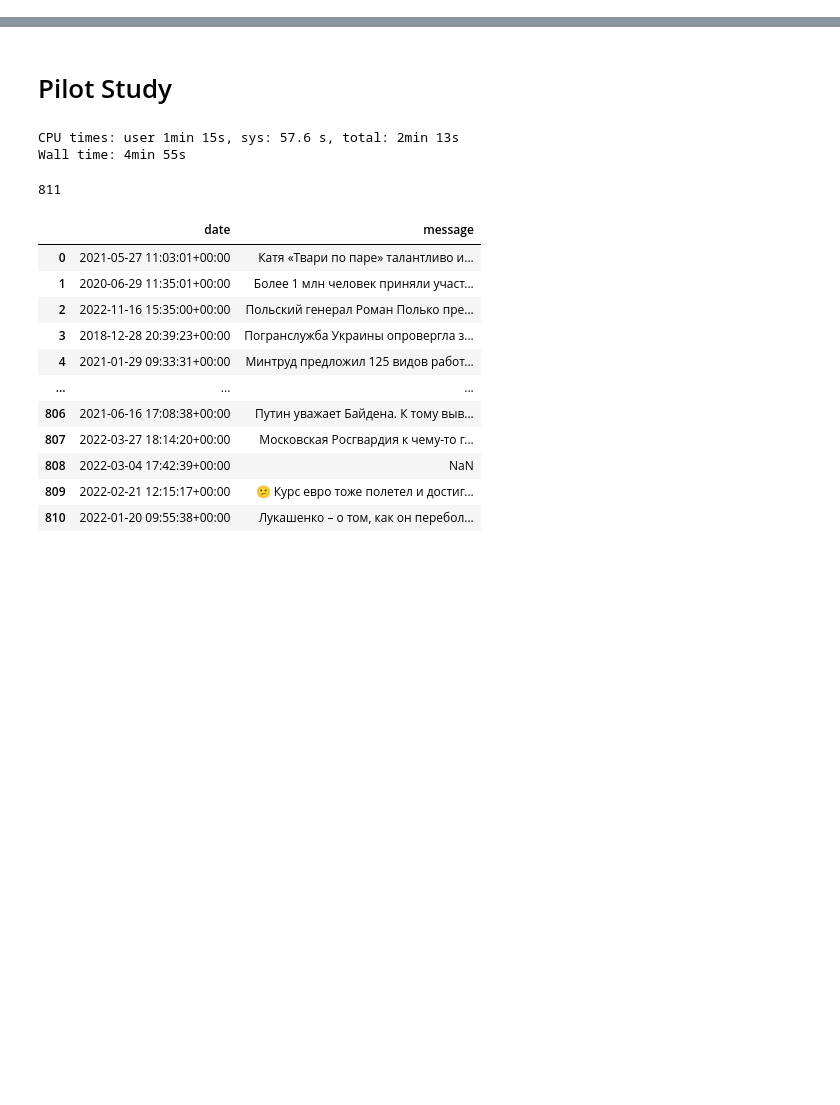
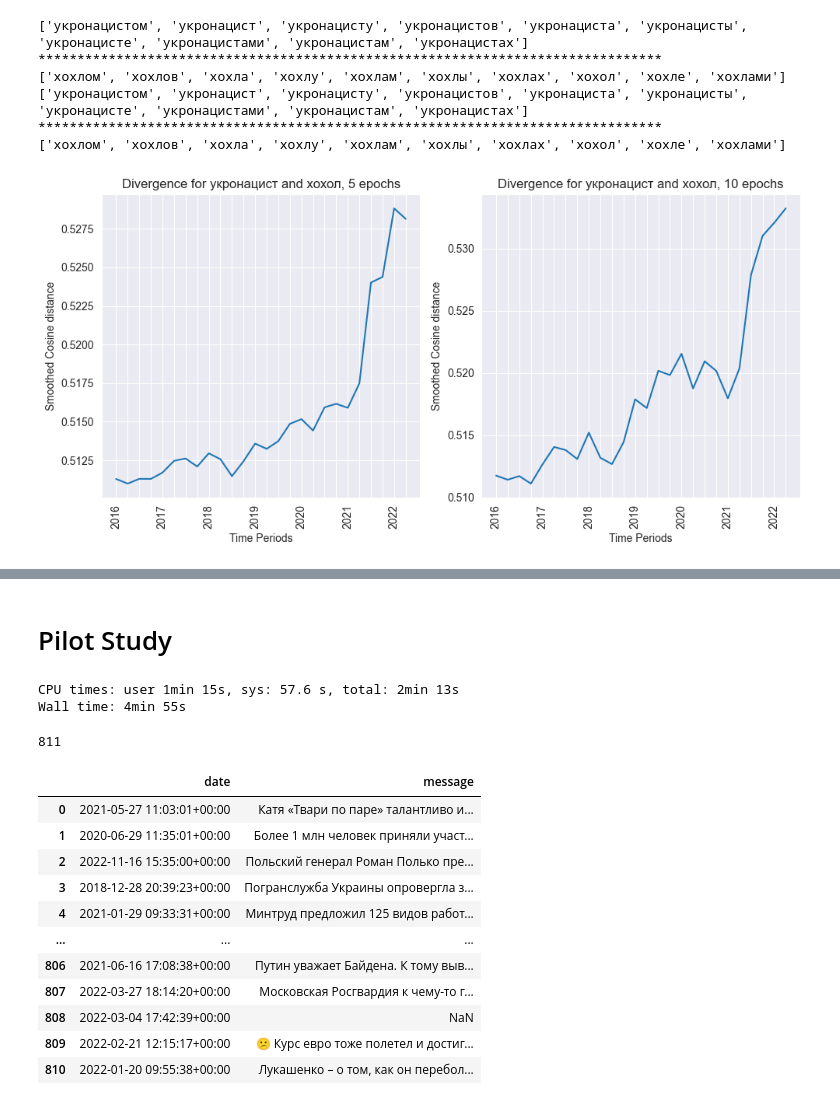
Before and after one commit to kateburovova/dehumanization, a Jupyter notebook: diachronic_analysis.ipynb, the cells around one changed output, grey strips where cells are left out. Cells and saved outputs as stored; diff of their text form; code cells hidden in the pictures; blank space fills up the shorter version.

```diff
--- a/diachronic_analysis.ipynb
+++ b/diachronic_analysis.ipynb
@@ -15,8 +15,11 @@ def get_centroid(word_forms, model):
     centroid = np.mean(vectors, axis=0)
     return centroid
 # %%
+# def calculate_distance(centroid1, centroid2):
+#     return np.linalg.norm(centroid1 - centroid2)
+from scipy.spatial import distance
 def calculate_distance(centroid1, centroid2):
-    return np.linalg.norm(centroid1 - centroid2)
+    return distance.cosine(centroid1, centroid2)
 # %%
 def zerocenter_normalize(model):
     vectors = model.wv.vectors
@@ -48,16 +51,35 @@ def extract_time_period(model_name):
 # %%
 import pymorphy2
 
-def get_word_forms(word):
+# def get_word_forms(word):
+#     morph = pymorphy2.MorphAnalyzer()
+#     if word == 'укр':
+#         return ['укр', 'укра', 'укру', 'укром', 'укре', 'укры','укров', 'украм', 'украми', 'украх']
+#
+#     parsed_word = morph.parse(word)
+#     forms = []
+#     for parse_result in parsed_word:
+#         for form in parse_result.lexeme:
+#             forms.append(form.word)
+#     forms = list(set(forms))
+#     return forms
+
+def get_word_forms(word_or_list):
     morph = pymorphy2.MorphAnalyzer()
-    if word == 'укр':
-        return ['укр', 'укра', 'укру', 'укром', 'укре', 'укры','укров', 'украм', 'украми', 'украх']
+    forms = []
 
-    parsed_word = morph.parse(word)
-    forms = []
-    for parse_result in parsed_word:
-        for form in parse_result.lexeme:
-            forms.append(form.word)
+    words = word_or_list if isinstance(word_or_list, list) else [word_or_list]
+
+    for word in words:
+        if word == 'укр':
+            forms.extend(['укр', 'укра', 'укру', 'укром', 'укре', 'укры','укров', 'украм', 'украми', 'украх'])  # replace with actual forms if needed
+            continue
+
+        parsed_word = morph.parse(word)
+        for parse_result in parsed_word:
+            for form in parse_result.lexeme:
+                forms.append(form.word)
+
     forms = list(set(forms))
     return forms
 # %%
@@ -515,0 +216,11 @@ Wall time: 1min 34s
+# %%
+%%time
+plot_all('укронацист', 'хохол')
+# %% [output]
+['укронацистом', 'укронацист', 'укронацисту', 'укронацистов', 'укронациста', 'укронацисты', 'укронацисте', 'укронацистами', 'укронацистам', 'укронацистах']
+********************************************************************************
+['хохлом', 'хохлов', 'хохла', 'хохлу', 'хохлам', 'хохлы', 'хохлах', 'хохол', 'хохле', 'хохлами']
+['укронацистом', 'укронацист', 'укронацисту', 'укронацистов', 'укронациста', 'укронацисты', 'укронацисте', 'укронацистами', 'укронацистам', 'укронацистах']
+********************************************************************************
+['хохлом', 'хохлов', 'хохла', 'хохлу', 'хохлам', 'хохлы', 'хохлах', 'хохол', 'хохле', 'хохлами']
+[figure, added]
```
Also changed, not shown: parts of 70 cells of this notebook, 1 other file.
